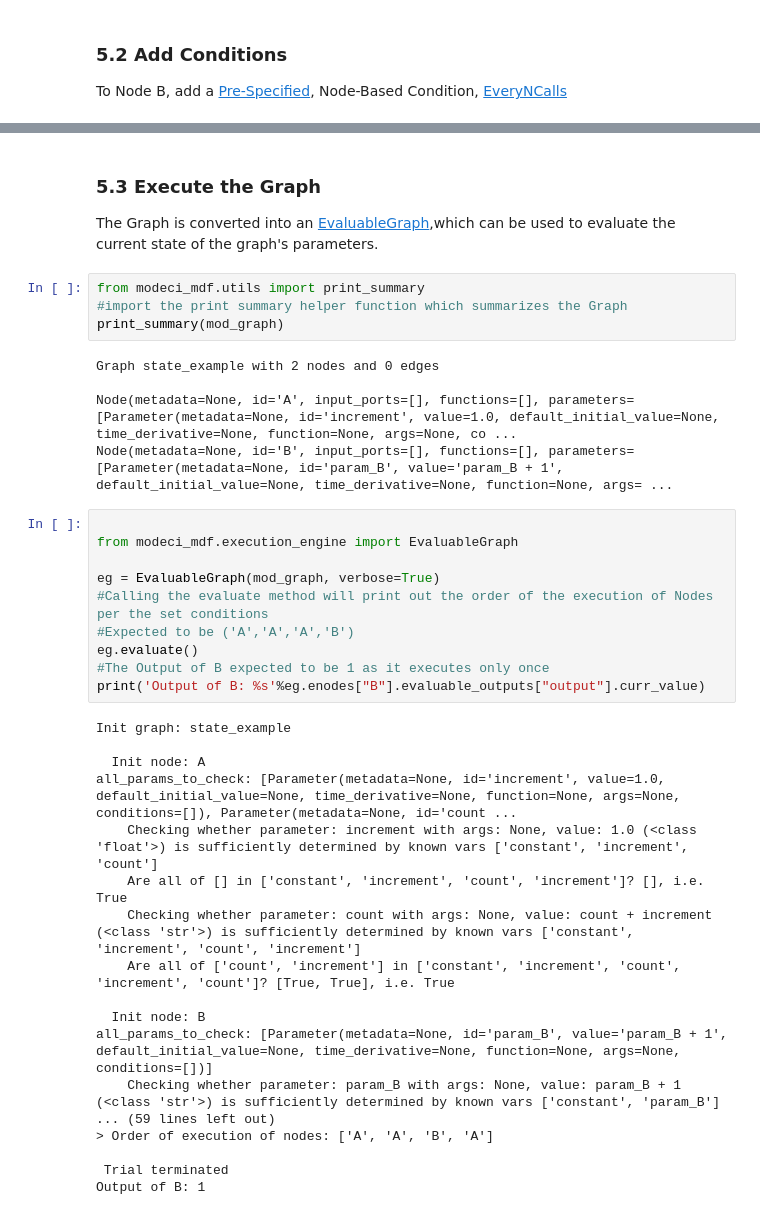
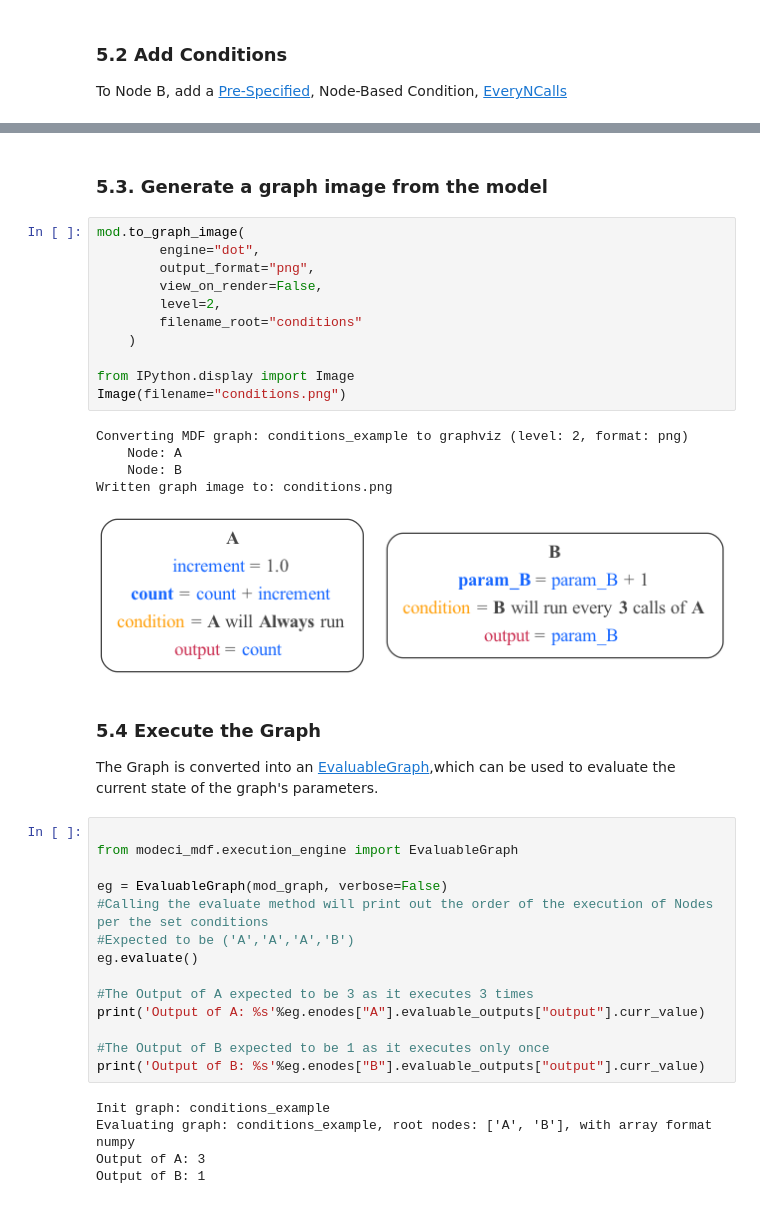
Before and after one commit to ModECI/MDF, a Jupyter notebook: examples/SimpleExample.ipynb, the cells around one changed output, grey strips where cells are left out. Drawn from its saved outputs; the diff is of its cells as text.

```diff
--- a/examples/SimpleExample.ipynb
+++ b/examples/SimpleExample.ipynb
@@ -363,43 +371,44 @@ state_example:
                 kwargs:
                     dependencies: A
                     n: 3
+# %% [markdown]
+### 5.3. Generate a graph image from the model
+# %%
+mod.to_graph_image(
+        engine="dot",
+        output_format="png",
+        view_on_render=False,
+        level=2,
+        filename_root="conditions"
+    )
+
+from IPython.display import Image
+Image(filename="conditions.png")
+# %% [output]
+Converting MDF graph: conditions_example to graphviz (level: 2, format: png)
+    Node: A
+    Node: B
+Written graph image to: conditions.png
+[figure, added]
 # %% [markdown]
-### 5.3 Execute the Graph
+### 5.4 Execute the Graph
 The Graph is converted into an [EvaluableGraph](https://mdf.readthedocs.io/en/latest/api/_autosummary/modeci_mdf.execution_engine.EvaluableGraph.html#modeci_mdf.execution_engine.EvaluableGraph),which can be used to evaluate the current state of the graph's parameters.
-# %%
-from modeci_mdf.utils import print_summary
-#import the print summary helper function which summarizes the Graph
-print_summary(mod_graph)
-# %% [output]
-Graph state_example with 2 nodes and 0 edges
-
-Node(metadata=None, id='A', input_ports=[], functions=[], parameters=[Parameter(metadata=None, id='increment', value=1.0, default_initial_value=None, time_derivative=None, function=None, args=None, co ...
-Node(metadata=None, id='B', input_ports=[], functions=[], parameters=[Parameter(metadata=None, id='param_B', value='param_B + 1', default_initial_value=None, time_derivative=None, function=None, args= ...
 # %%
 
 from modeci_mdf.execution_engine import EvaluableGraph
 
-eg = EvaluableGraph(mod_graph, verbose=True)
+eg = EvaluableGraph(mod_graph, verbose=False)
 #Calling the evaluate method will print out the order of the execution of Nodes per the set conditions
 #Expected to be ('A','A','A','B')
 eg.evaluate()
+
+#The Output of A expected to be 3 as it executes 3 times
+print('Output of A: %s'%eg.enodes["A"].evaluable_outputs["output"].curr_value)
+
 #The Output of B expected to be 1 as it executes only once
 print('Output of B: %s'%eg.enodes["B"].evaluable_outputs["output"].curr_value)
 # %% [output]
-Init graph: state_example
-
-  Init node: A
-all_params_to_check: [Parameter(metadata=None, id='increment', value=1.0, default_initial_value=None, time_derivative=None, function=None, args=None, conditions=[]), Parameter(metadata=None, id='count ...
-    Checking whether parameter: increment with args: None, value: 1.0 (<class 'float'>) is sufficiently determined by known vars ['constant', 'increment', 'count']
-    Are all of [] in ['constant', 'increment', 'count', 'increment']? [], i.e. True
-    Checking whether parameter: count with args: None, value: count + increment (<class 'str'>) is sufficiently determined by known vars ['constant', 'increment', 'count', 'increment']
-    Are all of ['count', 'increment'] in ['constant', 'increment', 'count', 'increment', 'count']? [True, True], i.e. True
-
-  Init node: B
-all_params_to_check: [Parameter(metadata=None, id='param_B', value='param_B + 1', default_initial_value=None, time_derivative=None, function=None, args=None, conditions=[])]
-    Checking whether parameter: param_B with args: None, value: param_B + 1 (<class 'str'>) is sufficiently determined by known vars ['constant', 'param_B']
-... (59 lines left out)
-> Order of execution of nodes: ['A', 'A', 'B', 'A']
-
- Trial terminated
+Init graph: conditions_example
+Evaluating graph: conditions_example, root nodes: ['A', 'B'], with array format numpy
+Output of A: 3
 Output of B: 1
```
Also changed, not shown: parts of 16 cells of this notebook.
